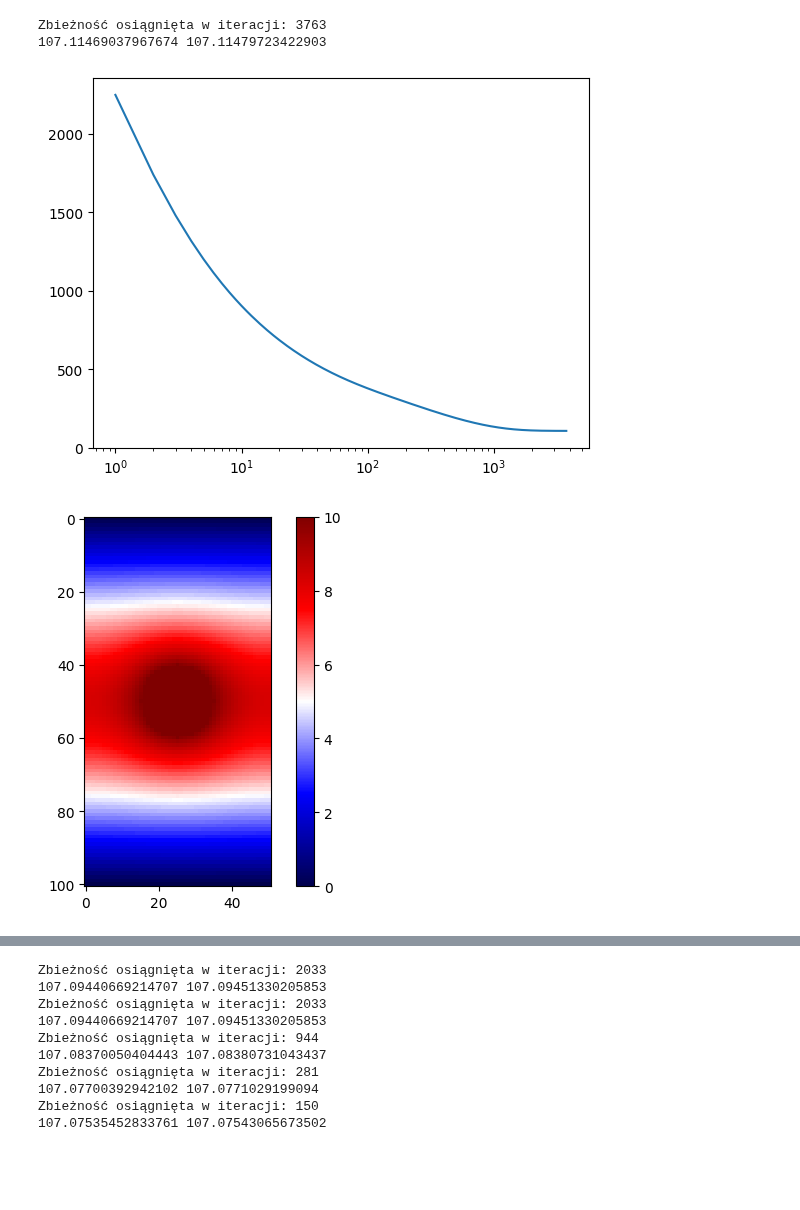
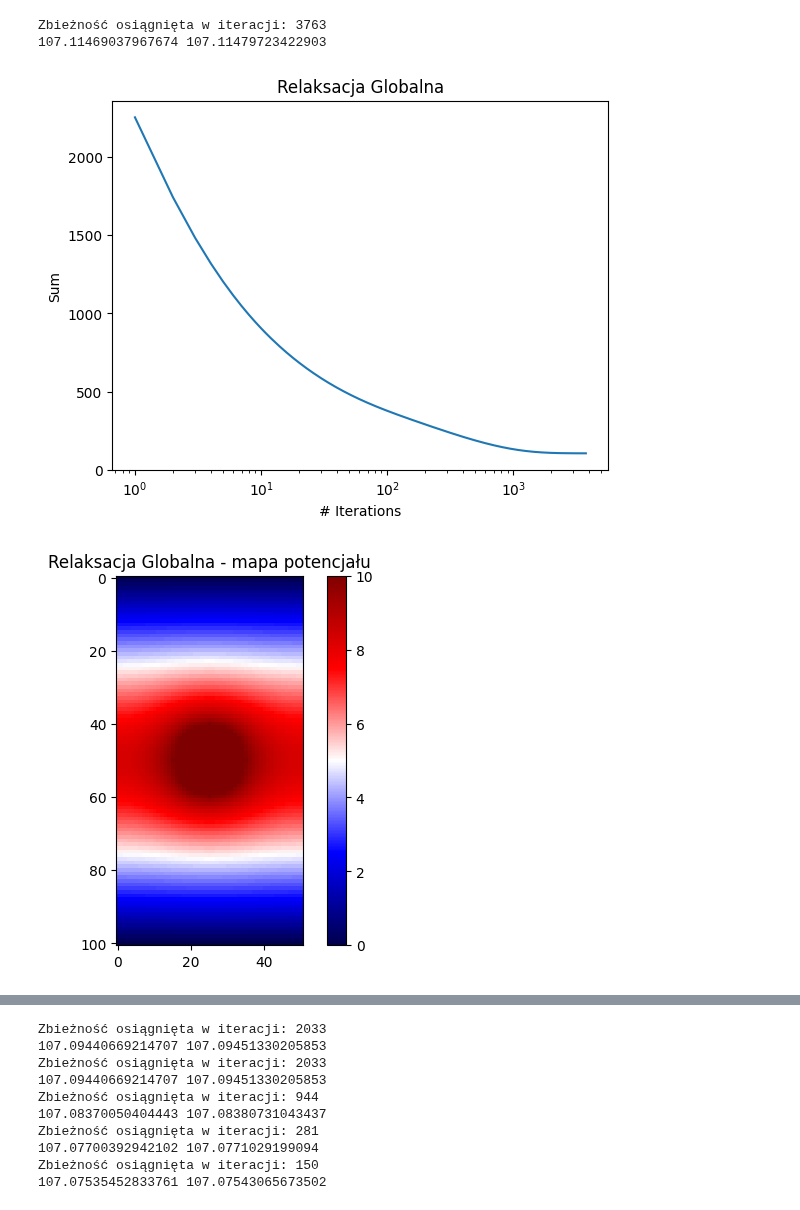
Before and after one commit to xXKeNdAmAmAsTeRXx/Computer_Physics, a Jupyter notebook: projekt6/Metoda_relaksacji.ipynb, the cells around one changed output, grey strips where cells are left out. Drawn from its saved outputs; the diff is of its cells as text; code cells hidden in the pictures; blank space fills up the shorter version.

Commit message:
add plots DESC for global relaxcation

```diff
--- a/projekt6/Metoda_relaksacji.ipynb
+++ b/projekt6/Metoda_relaksacji.ipynb
@@ -120,11 +120,15 @@ def global_relaxation():
 # Uruchomienie Zadania 1
 V_global, S_global, Iter = global_relaxation()
 plt.plot(Iter, S_global)
+plt.title("Relaksacja Globalna")
+plt.xlabel("# Iterations")
+plt.ylabel("Sum")
 plt.xscale('log')
 plt.show()
 
 # Zadanie 2: Wykres mapy potencjału V
 plt.imshow(V_global.T, cmap='seismic')
+plt.title("Relaksacja Globalna - mapa potencjału")
 plt.colorbar()
 plt.show()
 
@@ -154,10 +158,10 @@ y = Y[1:-1, 1:-1]
 
 arrow_step = 4 # Wiekszy znaczy mniej
 plt.quiver(x[::arrow_step, ::arrow_step], y[::arrow_step, ::arrow_step], Ex[::arrow_step , ::arrow_step], Ey[::arrow_step , ::arrow_step], scale =50, headwidth =10)
+plt.title("Relaksacja Globalna - wykres Pola")
 plt.show()
 
 
-# TODO: Fix this function
 def local_relaxation(omega):
     global PARAMS, nanotube_mask, i_coords, j_coords
 
@@ -236,32 +240,32 @@ plt.show()
 
 
 
 # mapa wektorowa pola
 Ex = -(V_local[2:, 1:-1] - V_local[:-2, 1:-1])/(2*PARAMS['dx'])
 Ey = -(V_local[1:-1, 2:] - V_local[1:-1, :-2])/(2*PARAMS['dx'])
 
 
 # Siatka
 M, N = V_local.shape
 
 # 1. Tworzenie pełnej siatki
 x_full = np.linspace(0, (M-1) * PARAMS['dx'], M)
 y_full = np.linspace(0, (N-1) * PARAMS['dx'], N)
 
 # 2. Tworzenie siatki 2D
 X, Y = np.meshgrid(x_full, y_full, indexing='ij')
 
 # --- Dostosowanie X i Y do wymiarów Ex i Ey ---
 x = X[1:-1, 1:-1]
 y = Y[1:-1, 1:-1]
 
 
 
 arrow_step = 4 # Wiekszy znaczy mniej
 plt.quiver(x[::arrow_step, ::arrow_step], y[::arrow_step, ::arrow_step], Ex[::arrow_step , ::arrow_step], Ey[::arrow_step , ::arrow_step], scale =50, headwidth =10)
 plt.show()
 # %% [output]
 Zbieżność osiągnięta w iteracji: 3763
 107.11469037967674 107.11479723422903
-[figure, old version]
+[figure, new version]
-[figure, old version]
+[figure, new version]
```
Also changed, not shown: parts of 1 cell of this notebook.
